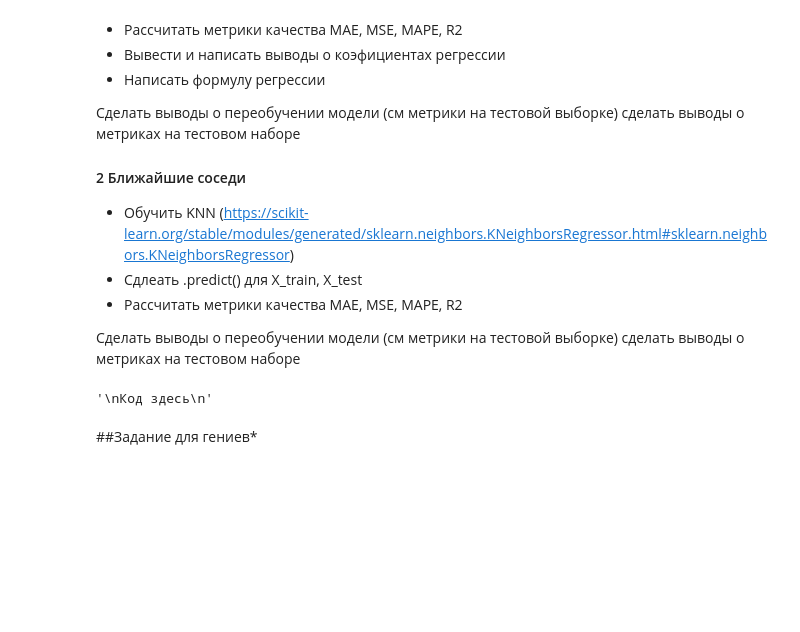
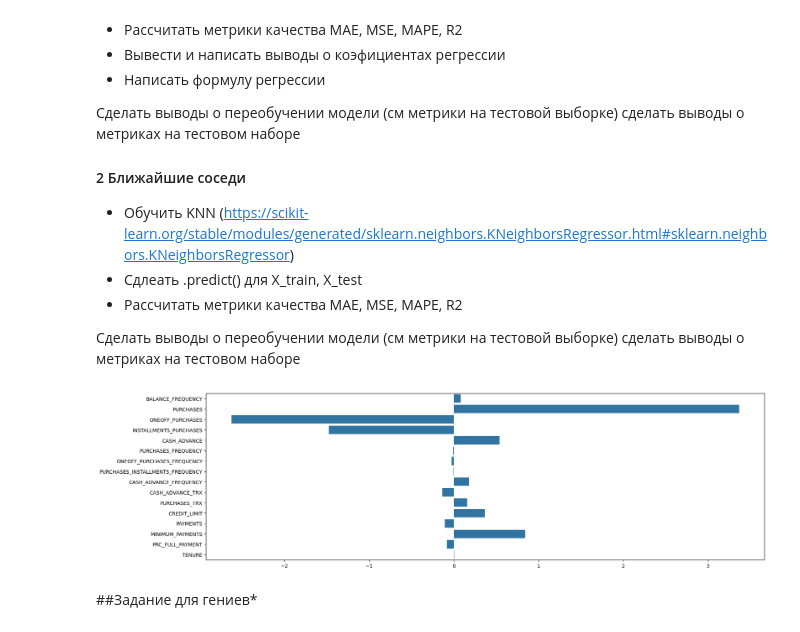
Before and after one commit to Dev-Atom42/MachineLearning-Calobaratory, a Jupyter notebook: Задание_5.ipynb, the cells around one changed output. Saved outputs shown, nothing was run; the diff lists cells and outputs as text; code cells hidden in the pictures; blank space fills up the shorter version.

```diff
--- a/Задание_5.ipynb
+++ b/Задание_5.ipynb
@@ -190,0 +176,7 @@ P.S. Целевую переменную не преобразовываем, о
+# %%
+from sklearn.preprocessing import MinMaxScaler
+i = df.index
+c = df.columns
+df = MinMaxScaler((0, 1)).fit_transform(df)
+df = pd.DataFrame(df, columns=c, index=i)
+df
@@ -190,0 +197,6 @@ P.S. Целевую переменную не преобразовываем, о
+# %%
+from sklearn.model_selection import train_test_split
+y = df.BALANCE
+X = df.drop('BALANCE', axis=1)
+X_train, X_test, y_train, y_test = train_test_split(X, y, test_size=0.2, random_state=42)
+y_train, y_test
@@ -204,0 +270,5 @@ https://scikit-learn.org/stable/modules/generated/sklearn.model_selection.train_
+# %%
+model = compute_regression(X_train, y_train) # Прогнозирование на тестовой выборке
+y_pred = model.predict(X_test)
+
+compute_metrics(y_test, y_pred)
@@ -219,12 +295,22 @@ https://scikit-learn.org/stable/modules/generated/sklearn.model_selection.train_
 - Рассчитать метрики качества MAE, MSE, MAPE, R2
 
 Сделать выводы о переобучении модели (см метрики на тестовой выборке) сделать выводы о метриках на тестовом наборе
-# %%
-"""
-Код здесь
-"""
-# %% [output]
-'\nКод здесь\n'
+# %%
+coefficients = model.coef_
+intercept = model.intercept_
+"""
+Код здесь
+"""
+
+# Названия признаков
+feature_names = ['BALANCE_FREQUENCY', 'PURCHASES', 'ONEOFF_PURCHASES', 'INSTALLMENTS_PURCHASES', 'CASH_ADVANCE', 'PURCHASES_FREQUENCY', 'ONEOFF_PURCHASES_FREQUENCY', 'PURCHASES_INSTALLMENTS_FREQUENCY', 'CASH_ADVANCE_FREQUENCY',	'CASH_ADVANCE_TRX',	'PURCHASES_TRX',	'CREDIT_LIMIT',	'PAYMENTS',	'MINIMUM_PAYMENTS',	'PRC_FULL_PAYMENT',	'TENURE']
+
+# Визуализация коэффициентов
+plt.figure(figsize=(20, 6))
+sns.barplot(x=coefficients, y=feature_names)
+plt.show()
+# %% [output]
+[figure, added]
 # %% [markdown]
 ##Задание для гениев*
 # %% [markdown]
```
Also changed, not shown: parts of 9 cells of this notebook.
